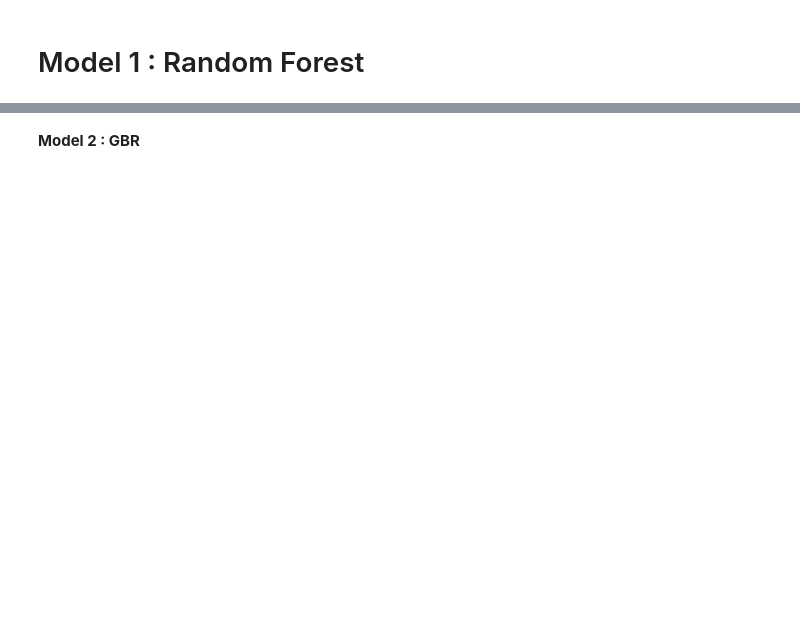
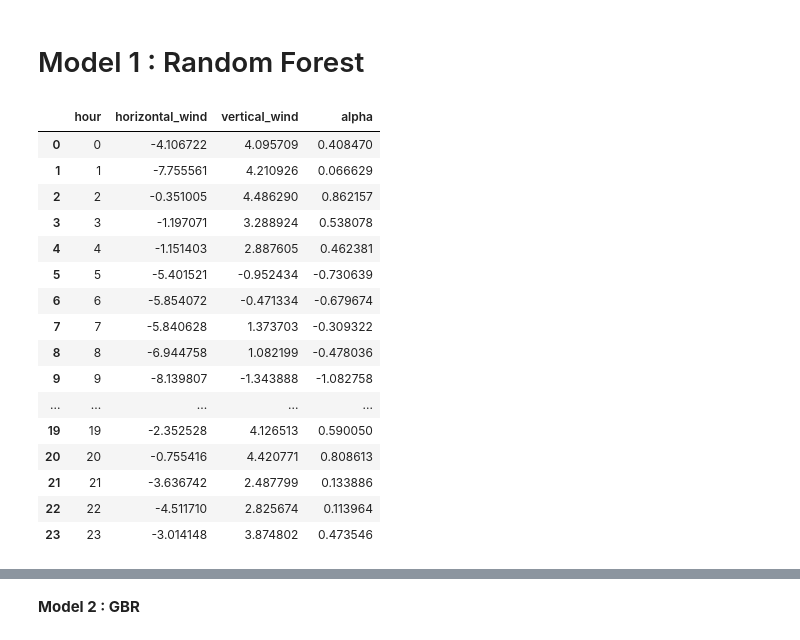
Before and after one commit to khatrigaurav/temperature_modelling, a Jupyter notebook: Analytics/00 Modeller.ipynb, the cells around one changed output, grey strips where cells are left out. Saved outputs shown, nothing was run; the diff lists cells and outputs as text; code cells hidden in the pictures; blank space fills up the shorter version.

```diff
--- a/Analytics/00 Modeller.ipynb
+++ b/Analytics/00 Modeller.ipynb
@@ -385,5 +428,27 @@ if not 'horizontal_wind' in grouped_data.columns:
 # %% [markdown]
 # Model 1 : Random Forest
+# %%
+wind_data_mean = pd.read_csv('Analytics/temp_data/wind_data_mean.csv')
+wind_data_mean['alpha'] = 0.1 * wind_data_mean.horizontal_wind + 0.2 * wind_data_mean.vertical_wind
+wind_data_mean
+# %% [output]
+|  | hour | horizontal_wind | vertical_wind | alpha |
+| 0 | 0 | -4.106722 | 4.095709 | 0.408470 |
+| 1 | 1 | -7.755561 | 4.210926 | 0.066629 |
+| 2 | 2 | -0.351005 | 4.486290 | 0.862157 |
+| 3 | 3 | -1.197071 | 3.288924 | 0.538078 |
+| 4 | 4 | -1.151403 | 2.887605 | 0.462381 |
+| 5 | 5 | -5.401521 | -0.952434 | -0.730639 |
+| 6 | 6 | -5.854072 | -0.471334 | -0.679674 |
+| 7 | 7 | -5.840628 | 1.373703 | -0.309322 |
+| 8 | 8 | -6.944758 | 1.082199 | -0.478036 |
+| 9 | 9 | -8.139807 | -1.343888 | -1.082758 |
+| ... | ... | ... | ... | ... |
+| 19 | 19 | -2.352528 | 4.126513 | 0.590050 |
+| 20 | 20 | -0.755416 | 4.420771 | 0.808613 |
+| 21 | 21 | -3.636742 | 2.487799 | 0.133886 |
+| 22 | 22 | -4.511710 | 2.825674 | 0.113964 |
+| 23 | 23 | -3.014148 | 3.874802 | 0.473546 |
 # %%
 from sklearn.ensemble import RandomForestRegressor
 
```
Also changed, not shown: parts of 7 cells of this notebook, 5 other files.
